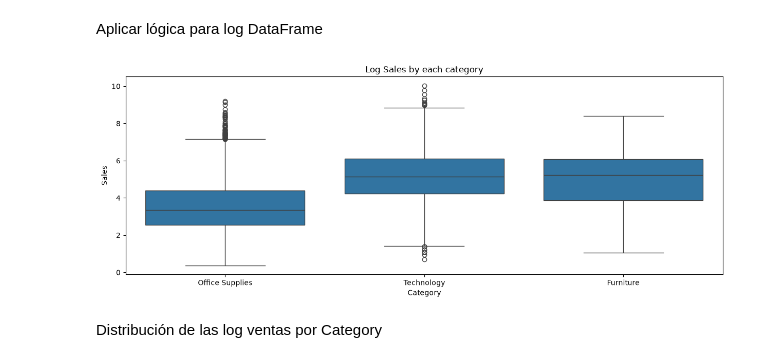
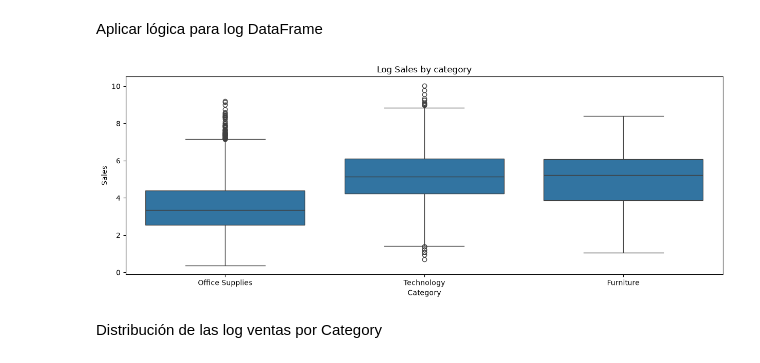
Before and after one commit to charligram/1_analisis_ventas, a Jupyter notebook: notebooks/01_EDA.ipynb, the cells around one changed output. Cells and saved outputs as stored; diff of their text form; code cells hidden in the pictures.

```diff
--- a/notebooks/01_EDA.ipynb
+++ b/notebooks/01_EDA.ipynb
@@ -628,17 +681,19 @@ Aplicar lógica para log DataFrame
 # %%
 plt.figure(figsize=(15, 5))
 
 sns.boxplot(
     data=df_log,
     x='Category',
     y='Sales'
 )
 
-plt.title('Log Sales by each category')
+plt.title('Log Sales by category')
 
+
+plt.savefig('../outputs/figures/24_log_sales_dist_boxplot_by_category.png', bbox_inches='tight')
 plt.show()
 # %% [output]
-[figure, old version]
+[figure, new version]
 # %% [markdown]
 Distribución de las log ventas por Category
 # %%
```
Also changed, not shown: parts of 34 cells of this notebook, 35 other files.
